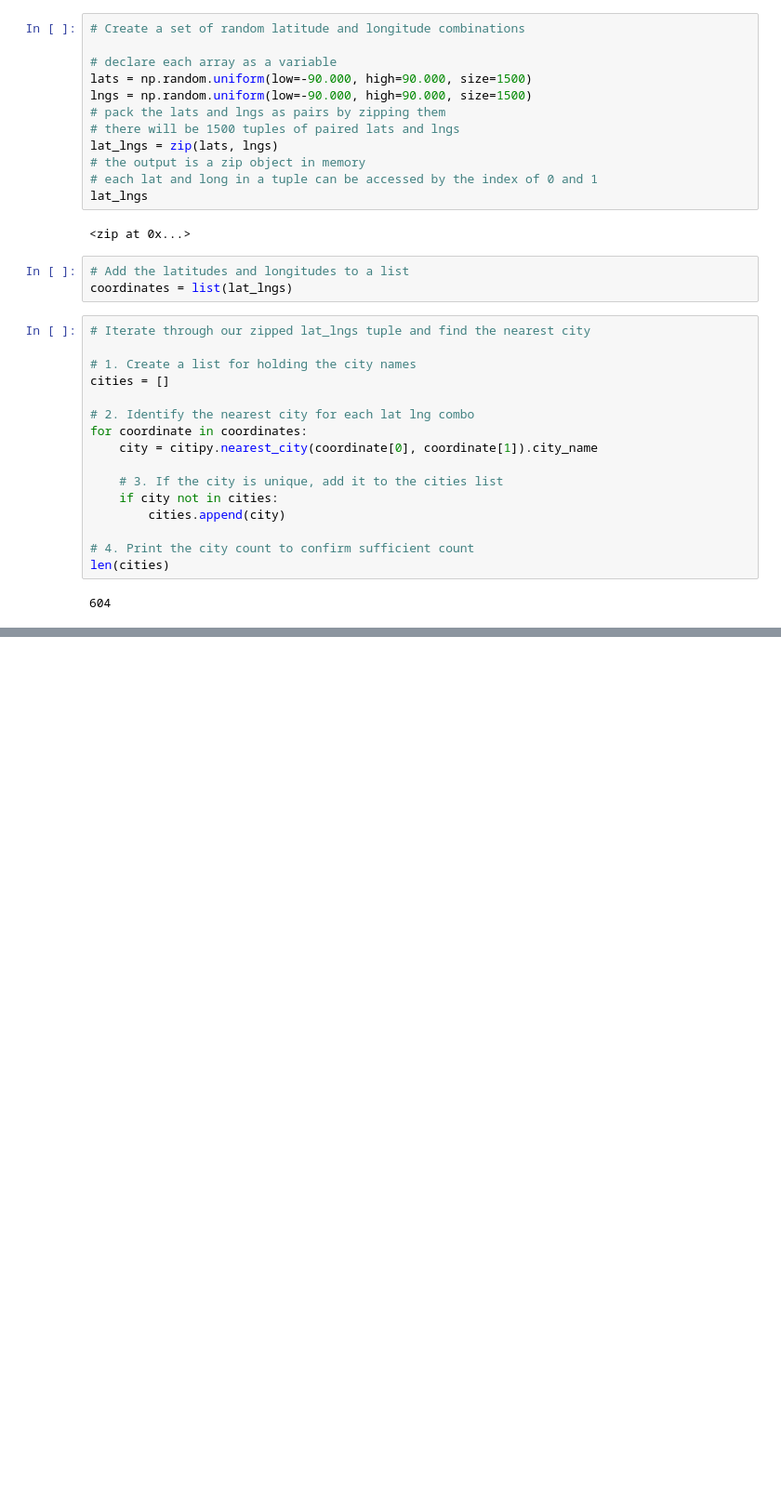
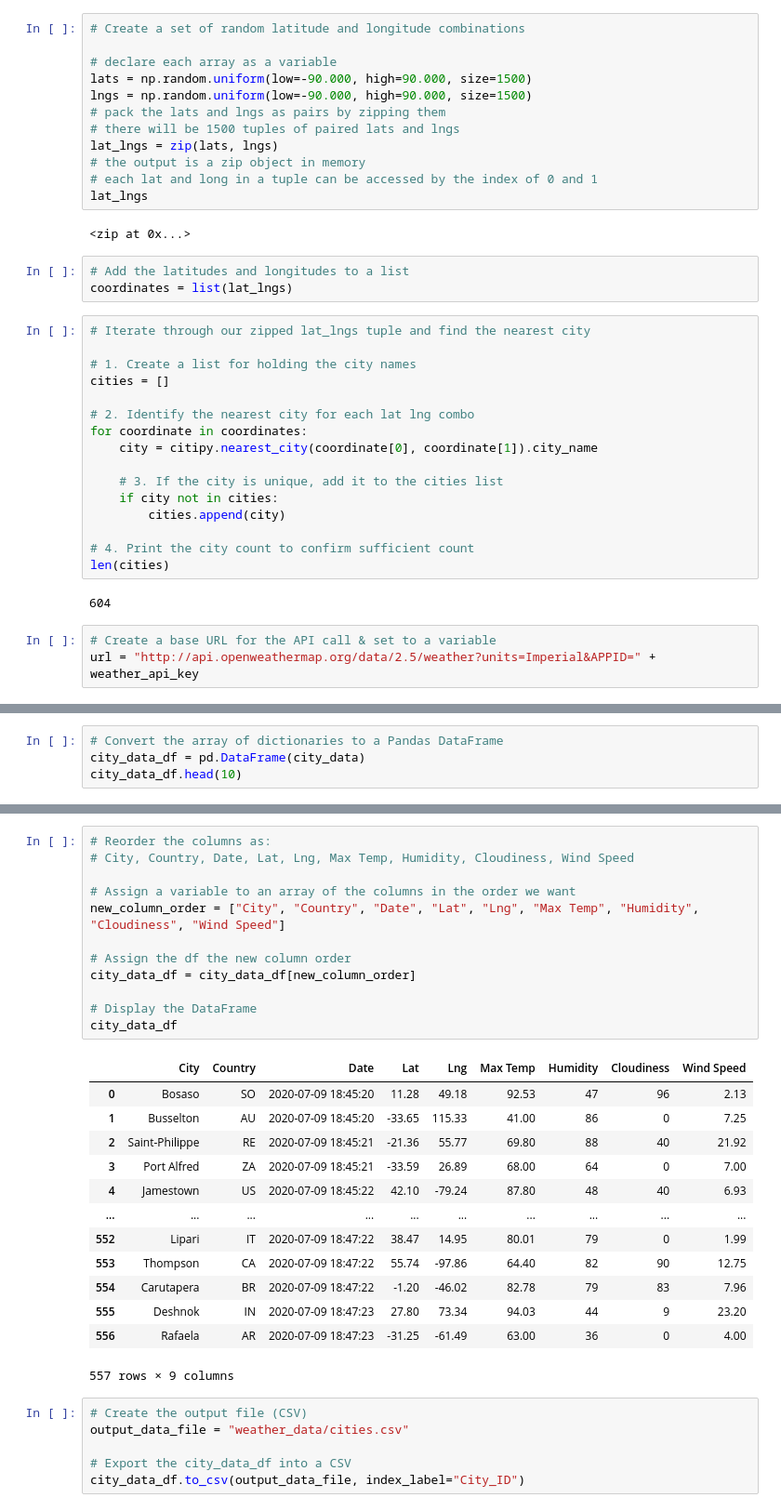
Before and after one commit to shayna-UT/World_Weather_Analysis, a Jupyter notebook: WeatherPy.ipynb, the cells around one changed output, grey strips where cells are left out. Shown at 93% size. Saved outputs shown, nothing was run; the diff lists cells and outputs as text; blank space fills up the shorter version.

Commit message:
updated .gitignore and added WeatherPy

```diff
--- a/WeatherPy.ipynb
+++ b/WeatherPy.ipynb
@@ -42,3 +51,6 @@ for coordinate in coordinates:
 len(cities)
 # %% [output]
 604
+# %%
+# Create a base URL for the API call & set to a variable
+url = "http://api.openweathermap.org/data/2.5/weather?units=Imperial&APPID=" + weather_api_key
@@ -44,0 +147,4 @@ len(cities)
+# %%
+# Convert the array of dictionaries to a Pandas DataFrame
+city_data_df = pd.DataFrame(city_data)
+city_data_df.head(10)
@@ -44,0 +163,32 @@ len(cities)
+# %%
+# Reorder the columns as:
+# City, Country, Date, Lat, Lng, Max Temp, Humidity, Cloudiness, Wind Speed
+
+# Assign a variable to an array of the columns in the order we want
+new_column_order = ["City", "Country", "Date", "Lat", "Lng", "Max Temp", "Humidity", "Cloudiness", "Wind Speed"]
+
+# Assign the df the new column order
+city_data_df = city_data_df[new_column_order]
+
+# Display the DataFrame
+city_data_df
+# %% [output]
+|  | City | Country | Date | Lat | Lng | Max Temp | Humidity | Cloudiness | Wind Speed |
+| 0 | Bosaso | SO | 2020-07-09 18:45:20 | 11.28 | 49.18 | 92.53 | 47 | 96 | 2.13 |
+| 1 | Busselton | AU | 2020-07-09 18:45:20 | -33.65 | 115.33 | 41.00 | 86 | 0 | 7.25 |
+| 2 | Saint-Philippe | RE | 2020-07-09 18:45:21 | -21.36 | 55.77 | 69.80 | 88 | 40 | 21.92 |
+| 3 | Port Alfred | ZA | 2020-07-09 18:45:21 | -33.59 | 26.89 | 68.00 | 64 | 0 | 7.00 |
+| 4 | Jamestown | US | 2020-07-09 18:45:22 | 42.10 | -79.24 | 87.80 | 48 | 40 | 6.93 |
+| ... | ... | ... | ... | ... | ... | ... | ... | ... | ... |
+| 552 | Lipari | IT | 2020-07-09 18:47:22 | 38.47 | 14.95 | 80.01 | 79 | 0 | 1.99 |
+| 553 | Thompson | CA | 2020-07-09 18:47:22 | 55.74 | -97.86 | 64.40 | 82 | 90 | 12.75 |
+| 554 | Carutapera | BR | 2020-07-09 18:47:22 | -1.20 | -46.02 | 82.78 | 79 | 83 | 7.96 |
+| 555 | Deshnok | IN | 2020-07-09 18:47:23 | 27.80 | 73.34 | 94.03 | 44 | 9 | 23.20 |
+| 556 | Rafaela | AR | 2020-07-09 18:47:23 | -31.25 | -61.49 | 63.00 | 36 | 0 | 4.00 |
+557 rows × 9 columns
+# %%
+# Create the output file (CSV)
+output_data_file = "weather_data/cities.csv"
+
+# Export the city_data_df into a CSV
+city_data_df.to_csv(output_data_file, index_label="City_ID")
```
Also changed, not shown: parts of 5 cells of this notebook, 2 other files.
